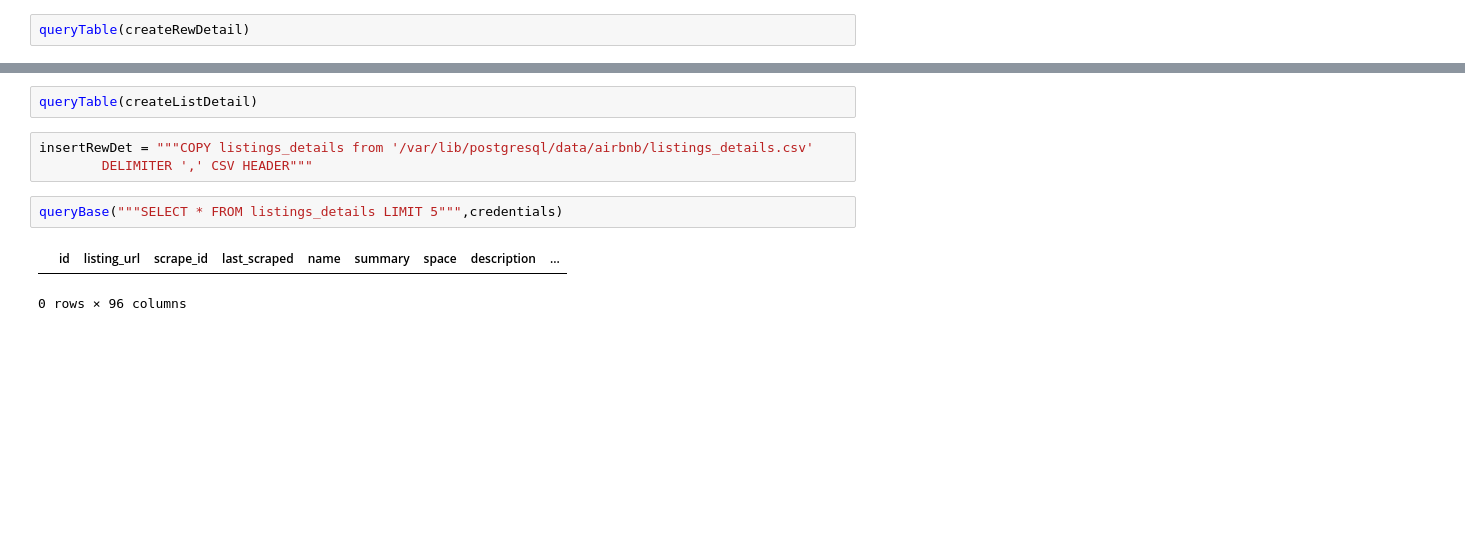
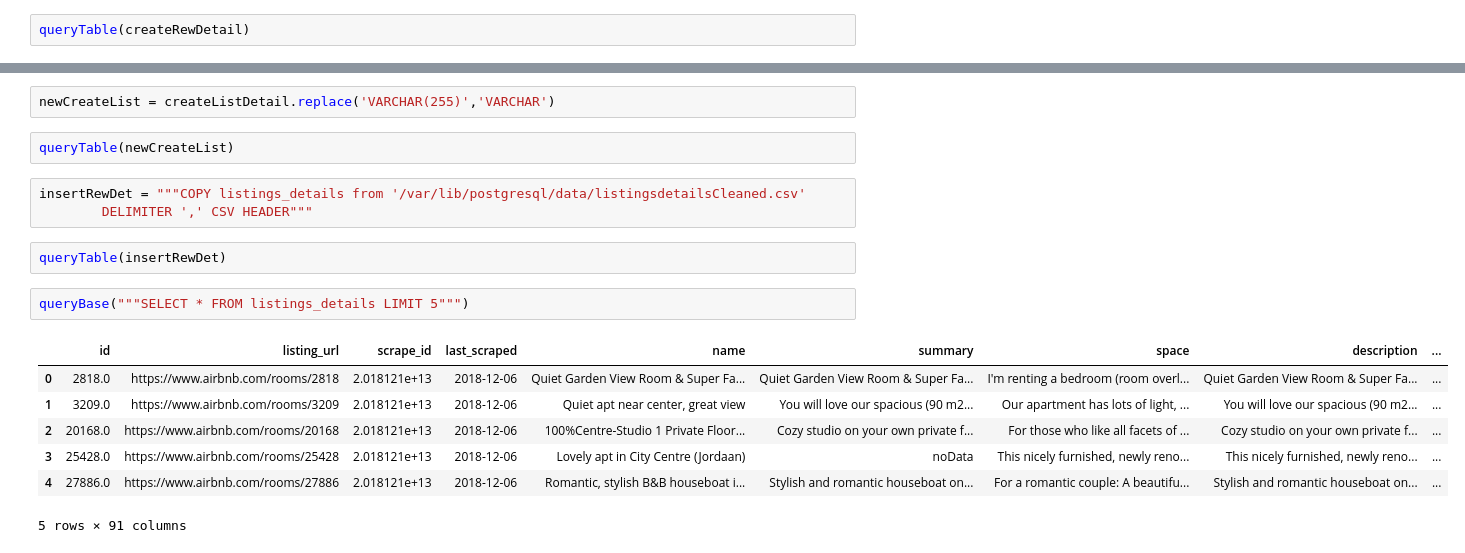
Before and after one commit to idjey/DEtheHardWay, a Jupyter notebook: airBnb_dataSchema.ipynb, the cells around one changed output, grey strips where cells are left out. Cells and saved outputs as stored; diff of their text form; blank space fills up the shorter version.

Commit message:
Completed the data upload to database

```diff
--- a/airBnb_dataSchema.ipynb
+++ b/airBnb_dataSchema.ipynb
@@ -345,10 +433,19 @@ createListDetail = """CREATE TABLE listings_details (id NUMERIC,  listing_url VA
+# %%
+newCreateList = createListDetail.replace('VARCHAR(255)','VARCHAR')
 # %%
-queryTable(createListDetail)
+queryTable(newCreateList)
 # %%
-insertRewDet = """COPY listings_details from '/var/lib/postgresql/data/airbnb/listings_details.csv'
+insertRewDet = """COPY listings_details from '/var/lib/postgresql/data/listingsdetailsCleaned.csv'
         DELIMITER ',' CSV HEADER"""
+# %%
+queryTable(insertRewDet)
 # %%
-queryBase("""SELECT * FROM listings_details LIMIT 5""",credentials)
+queryBase("""SELECT * FROM listings_details LIMIT 5""")
 # %% [output]
 |  | id | listing_url | scrape_id | last_scraped | name | summary | space | description | ... |
+| 0 | 2818.0 | https://www.airbnb.com/rooms/2818 | 2.018121e+13 | 2018-12-06 | Quiet Garden View Room & Super Fa... | Quiet Garden View Room & Super Fa... | I'm renting a bedroom (room overl... | Quiet Garden View Room & Super Fa... | ... |
+| 1 | 3209.0 | https://www.airbnb.com/rooms/3209 | 2.018121e+13 | 2018-12-06 | Quiet apt near center, great view | You will love our spacious (90 m2... | Our apartment has lots of light, ... | You will love our spacious (90 m2... | ... |
+| 2 | 20168.0 | https://www.airbnb.com/rooms/20168 | 2.018121e+13 | 2018-12-06 | 100%Centre-Studio 1 Private Floor... | Cozy studio on your own private f... | For those who like all facets of ... | Cozy studio on your own private f... | ... |
+| 3 | 25428.0 | https://www.airbnb.com/rooms/25428 | 2.018121e+13 | 2018-12-06 | Lovely apt in City Centre (Jordaan) | noData | This nicely furnished, newly reno... | This nicely furnished, newly reno... | ... |
+| 4 | 27886.0 | https://www.airbnb.com/rooms/27886 | 2.018121e+13 | 2018-12-06 | Romantic, stylish B&B houseboat i... | Stylish and romantic houseboat on... | For a romantic couple: A beautifu... | Stylish and romantic houseboat on... | ... |
-0 rows × 96 columns
+5 rows × 91 columns
```
Also changed, not shown: parts of 30 cells of this notebook.
